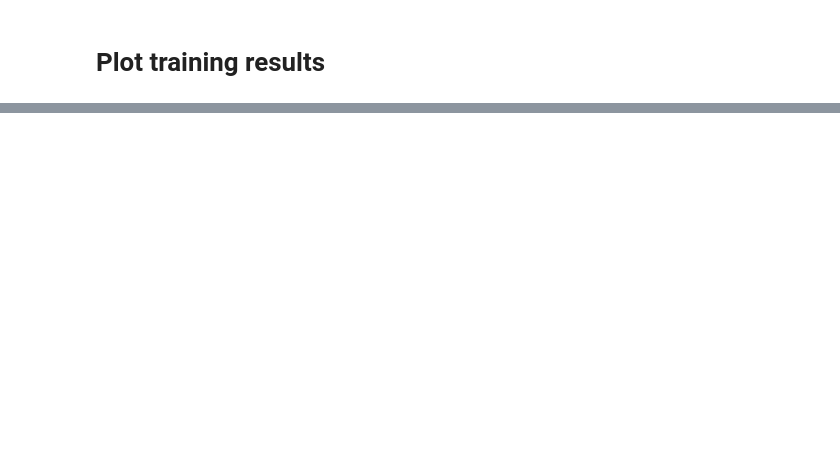
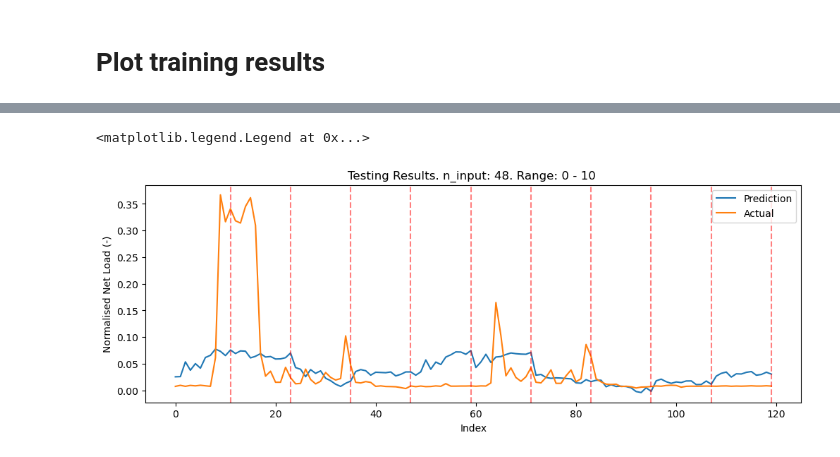
Before and after one commit to dguiraldes/aml_project, a Jupyter notebook: LSTM Modelling v2/elian_LSTM.ipynb, the cells around one changed output, grey strips where cells are left out. Cells and saved outputs as stored; diff of their text form; code cells hidden in the pictures; blank space fills up the shorter version.

Commit message:
LSTM multivariate

```diff
--- a/LSTM Modelling v2/elian_LSTM.ipynb
+++ b/LSTM Modelling v2/elian_LSTM.ipynb
@@ -253,6 +245,9 @@ n_split = 2 * 24 * 300
 
 X_train = X[:n_split]
 y_train = y[:n_split]
+
+X_test = X[n_split:]
+y_test = y[n_split:]
 # %%
 X_train.shape
 # %% [output]
@@ -380,0 +405,7 @@ print(f"Training MAE: {mean_absolute_error(y_test, test_predictions)}")
+# %%
+# Select every n_output-th sample
+
+# This will be the inputs into the LSTM model
+
+X_test_input = X_test[::n_output]
+y_test_input = y_test[::n_output]
@@ -380,0 +420,33 @@ print(f"Training MAE: {mean_absolute_error(y_test, test_predictions)}")
+# %%
+# Parameters to change to better visualise the training results
+
+# 1 = n_output e.g., 24 hours or maybe 1 week depending
+
+start_section = 0
+end_section = 10
+diff = end_section-start_section
+
+
+predictions = []
+
+for i in X_test_input[start_section:end_section]:
+    i_reshaped = i.reshape(1, n_input, n_features)
+    prediction = model1.predict(i_reshaped)
+
+    prediction_list = list(prediction[0])
+    predictions.append(prediction_list)
+
+plt.figure(figsize=(12,4))
+plt.title(f"Testing Results. n_input: {n_input}. Range: {start_section} - {end_section} ")
+plt.plot(np.array(predictions).flatten(), label='Prediction')
+plt.plot(y_test_input[start_section:end_section].flatten(), label = 'Actual')
+plt.xlabel('Index')
+plt.ylabel('Normalised Net Load (-)')
+
+xcoords = [(i*n_output)-1+n_output for i in range(diff)]
+for xc in xcoords:
+    plt.axvline(x=xc, color='red', linestyle='--', alpha=0.5)
+
+
+plt.legend()
+# %% [output]
@@ -380,0 +463,2 @@ print(f"Training MAE: {mean_absolute_error(y_test, test_predictions)}")
+<matplotlib.legend.Legend at 0x...>
+[figure, added]
```
Also changed, not shown: parts of 28 cells of this notebook, 4 other files.
